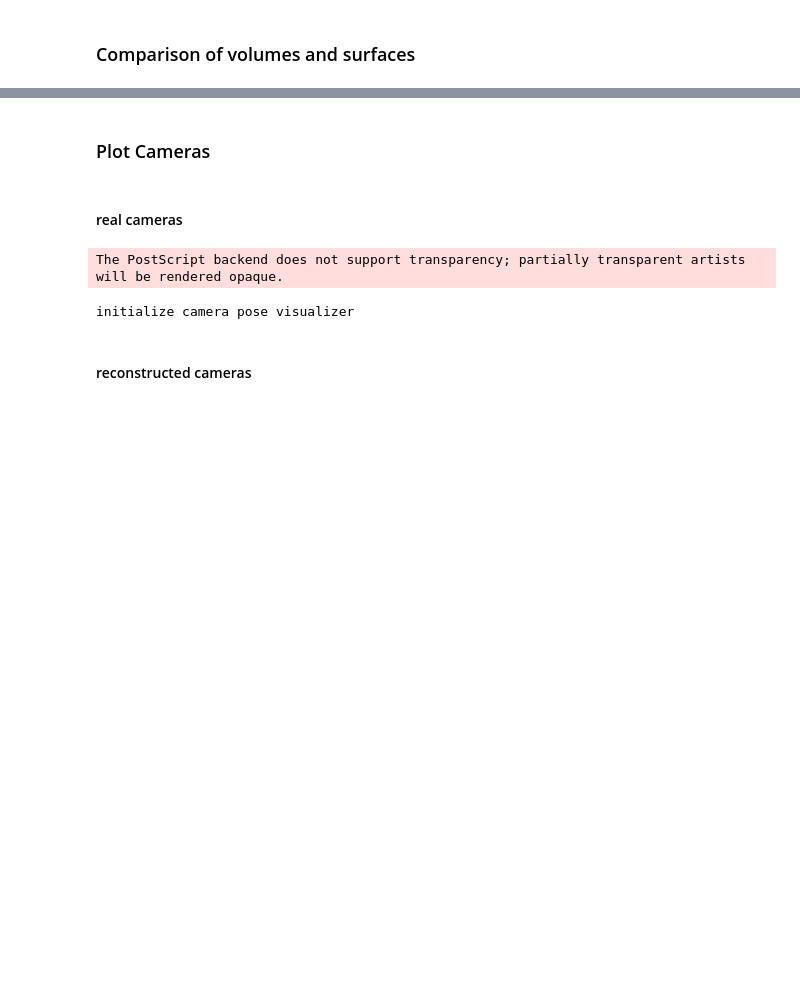
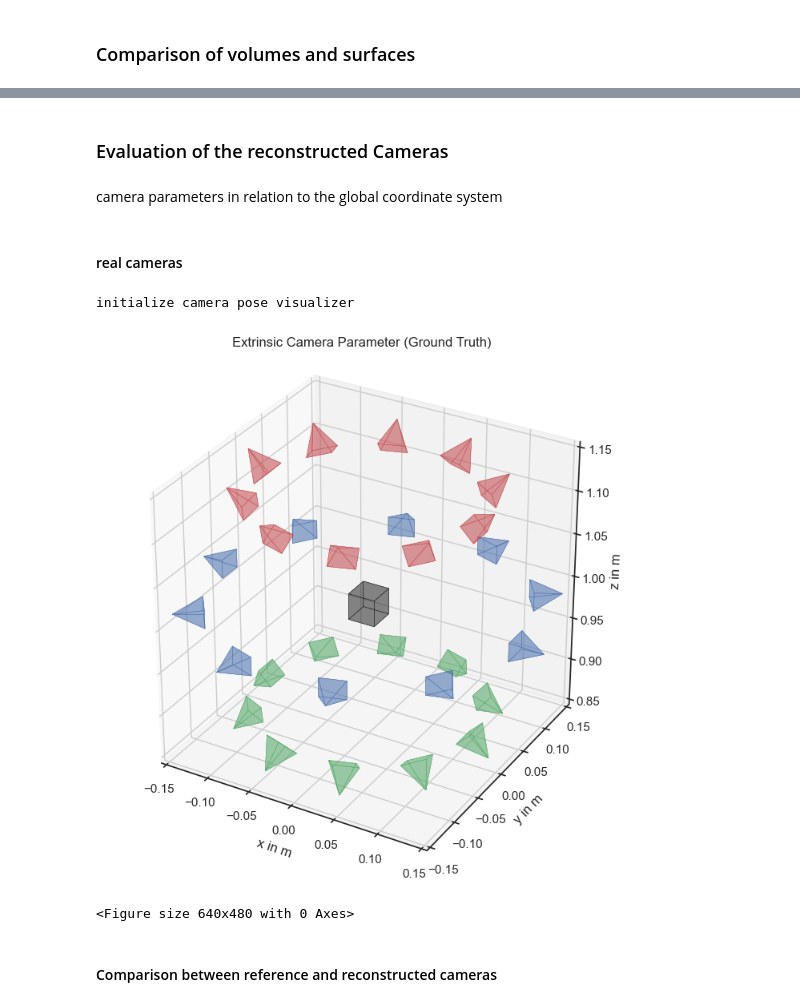
Before and after one commit to tobiashead/synthetic-pipeline-for-3d-reconstruction-of-falling-particles, a Jupyter notebook: pipeline_evaluation.ipynb, the cells around one changed output, grey strips where cells are left out. Cells and saved outputs as stored; diff of their text form; code cells hidden in the pictures; blank space fills up the shorter version.

```diff
--- a/pipeline_evaluation.ipynb
+++ b/pipeline_evaluation.ipynb
@@ -191,3 +192,5 @@ Reconstructed Obj. (Scaling by CloudCompare)     5.23002e-06            0.002067
 Ground Truth                                     5.24071e-06            0.00218013                 14.4231
-# %% [markdown]
-### Plot Cameras
+# %% [markdown]
+### Evaluation of the reconstructed Cameras
+# %% [markdown]
+camera parameters in relation to the global coordinate system
@@ -196,33 +201,26 @@ Ground Truth                                     5.24071e-06            0.002180
 # %%
 importlib.reload(sys.modules['src.camera_pose_visualizer']) if 'src.camera_pose_visualizer' in sys.modules else None
 from src.camera_pose_visualizer import CameraPoseVisualizer
 
-# define parameters
+# define parameters @TODO -->  Load automatically
 focal_length = 16*10**(-3)
 sensor_width = 7.12*10**(-3)
 aspect_ratio = 7.12/5.33
+
 scale = 2
 
 # visualize cameras
 visualizer = CameraPoseVisualizer([-0.15, 0.15], [-0.15, 0.15], [0.85, 1.15])
-visualizer.load_cameras_blender(cam_pos_blender,focal_length,aspect_ratio,sensor_width,scale)
-# dynamic case
-if cam_pos_blender.iloc[-1]["TimeStep"] != 1:
-    visualizer.create_cube(position=[0,0,1.2],size=0.03,color='k',alpha=0.4,rotation=[15,0,15])   # size=a=b=c
-    visualizer.create_cube(position=[0,0,1.05],size=0.03,color='k',alpha=0.3,rotation=[30,0,30])
-    visualizer.create_cube(position=[0,0,0.95],size=0.03,color='k',alpha=0.2,rotation=[45,0,45])
-    visualizer.create_cube(position=[0,0,0.8],size=0.03,color='k',alpha=0.1,rotation=[60,0,-60])
-# static case
-else:
-    visualizer.create_cube(position=[0,0,0],size=0.03,color='k',alpha=0.3)
-#%matplotlib inline
-%matplotlib qt
-title = 'Extrinsic Camera Parameter (Ground Truth)'
-visualizer.show(title)
-path = evaluation_path / "Extrinsics_Cams_GT"
+visualizer.load_cameras(cams_ref,focal_length,aspect_ratio,sensor_width,scale)
+visualizer.load_cube(cams_ref)
+%matplotlib inline
+##%matplotlib qt
+visualizer.show('Extrinsic Camera Parameter (Ground Truth)')
+path = evaluation_path / "Extrinsics_cams_reference"
 visualizer.save(path)
 # %% [output]
-The PostScript backend does not support transparency; partially transparent artists will be rendered opaque.
+initialize camera pose visualizer
+[figure, added]
-initialize camera pose visualizer
+<Figure size 640x480 with 0 Axes>
 # %% [markdown]
-#### reconstructed cameras
+#### Comparison between reference and reconstructed cameras
```
Also changed, not shown: parts of 15 cells of this notebook, 7 other files.
